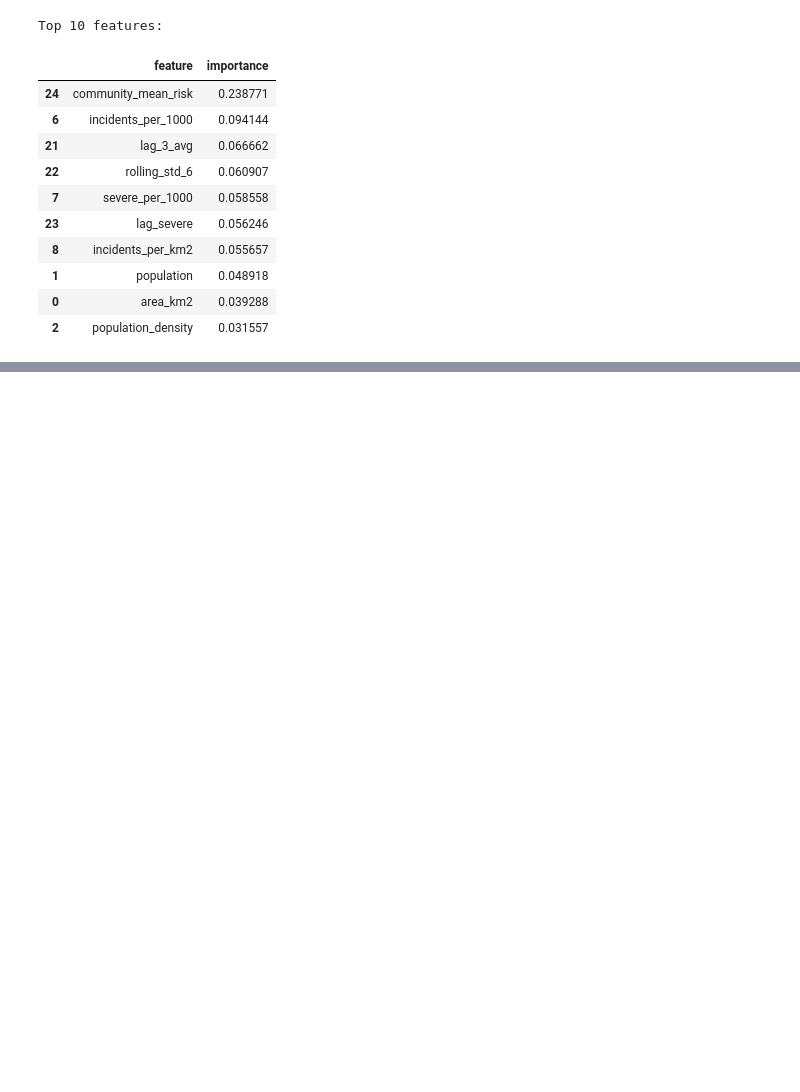
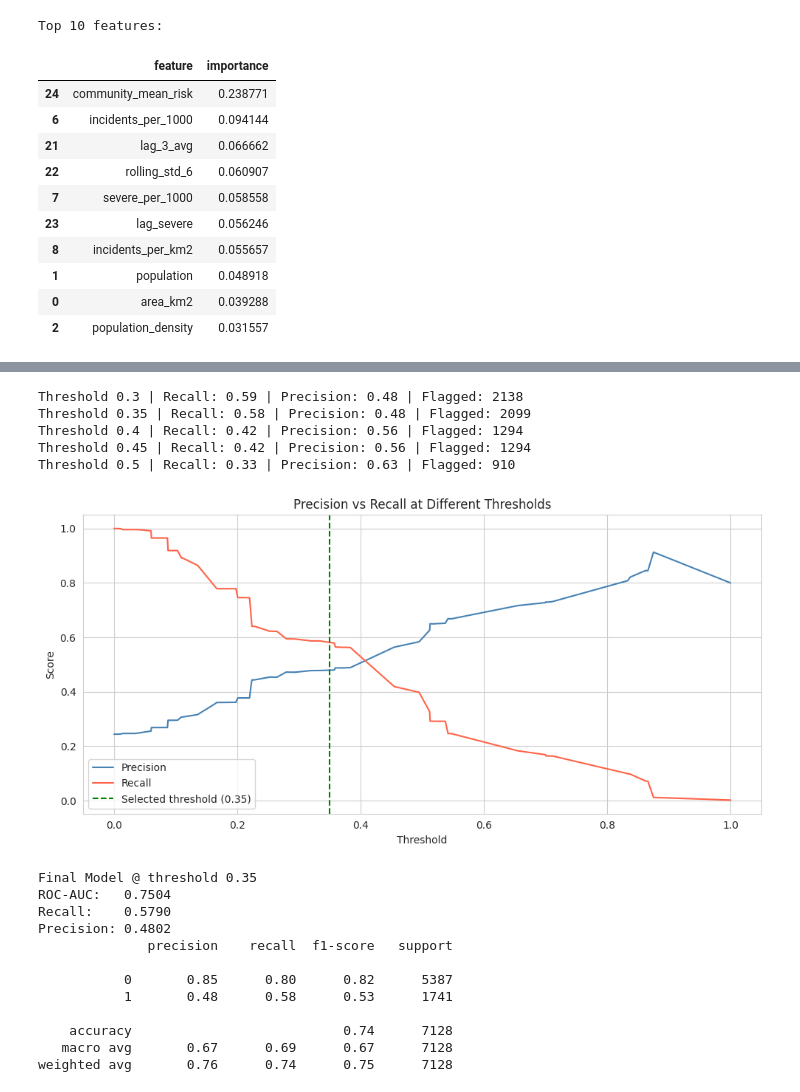
Before and after one commit to smomin1/Calgary-Traffic-Risk-Forecaster, a Jupyter notebook: modeling_high_risk_prediction.ipynb, the cells around one changed output, grey strips where cells are left out. Cells and saved outputs as stored; diff of their text form; code cells hidden in the pictures; blank space fills up the shorter version.

```diff
--- a/modeling_high_risk_prediction.ipynb
+++ b/modeling_high_risk_prediction.ipynb
@@ -440,0 +550,54 @@ Top 10 features:
+# %%
+from sklearn.metrics import recall_score, precision_score
+
+for t in [0.3, 0.35, 0.4, 0.45, 0.5]:
+    preds = (y_proba_cal >= t).astype(int)
+    print(f"Threshold {t} | Recall: {recall_score(y_test, preds):.2f} | "
+          f"Precision: {precision_score(y_test, preds):.2f} | "
+          f"Flagged: {preds.sum()}")
+# %% [output]
+Threshold 0.3 | Recall: 0.59 | Precision: 0.48 | Flagged: 2138
+Threshold 0.35 | Recall: 0.58 | Precision: 0.48 | Flagged: 2099
+Threshold 0.4 | Recall: 0.42 | Precision: 0.56 | Flagged: 1294
+Threshold 0.45 | Recall: 0.42 | Precision: 0.56 | Flagged: 1294
+Threshold 0.5 | Recall: 0.33 | Precision: 0.63 | Flagged: 910
+# %%
+# Threshold Optimization
+from sklearn.metrics import precision_recall_curve, recall_score, precision_score
+
+precision_vals, recall_vals, thresholds = precision_recall_curve(y_test, y_proba_cal)
+
+plt.figure(figsize=(10, 5))
+plt.plot(thresholds, precision_vals[:-1], label="Precision", color="steelblue")
+plt.plot(thresholds, recall_vals[:-1], label="Recall", color="tomato")
+plt.axvline(x=0.35, color="green", linestyle="--", label="Selected threshold (0.35)")
+plt.xlabel("Threshold")
+plt.ylabel("Score")
+plt.title("Precision vs Recall at Different Thresholds")
+plt.legend()
+plt.tight_layout()
+plt.show()
+
+# Set final threshold
+FINAL_THRESHOLD = 0.35
+
+y_pred_final = (y_proba_cal >= FINAL_THRESHOLD).astype(int)
+print(f"Final Model @ threshold {FINAL_THRESHOLD}")
+print(f"ROC-AUC:   {roc_auc_score(y_test, y_proba_cal):.4f}")
+print(f"Recall:    {recall_score(y_test, y_pred_final):.4f}")
+print(f"Precision: {precision_score(y_test, y_pred_final):.4f}")
+print(classification_report(y_test, y_pred_final))
+# %% [output]
+[figure, added]
+Final Model @ threshold 0.35
+ROC-AUC:   0.7504
+Recall:    0.5790
+Precision: 0.4802
+              precision    recall  f1-score   support
+
+           0       0.85      0.80      0.82      5387
+           1       0.48      0.58      0.53      1741
+
+    accuracy                           0.74      7128
+   macro avg       0.67      0.69      0.67      7128
+weighted avg       0.76      0.74      0.75      7128
```
Also changed, not shown: parts of 32 cells of this notebook.
